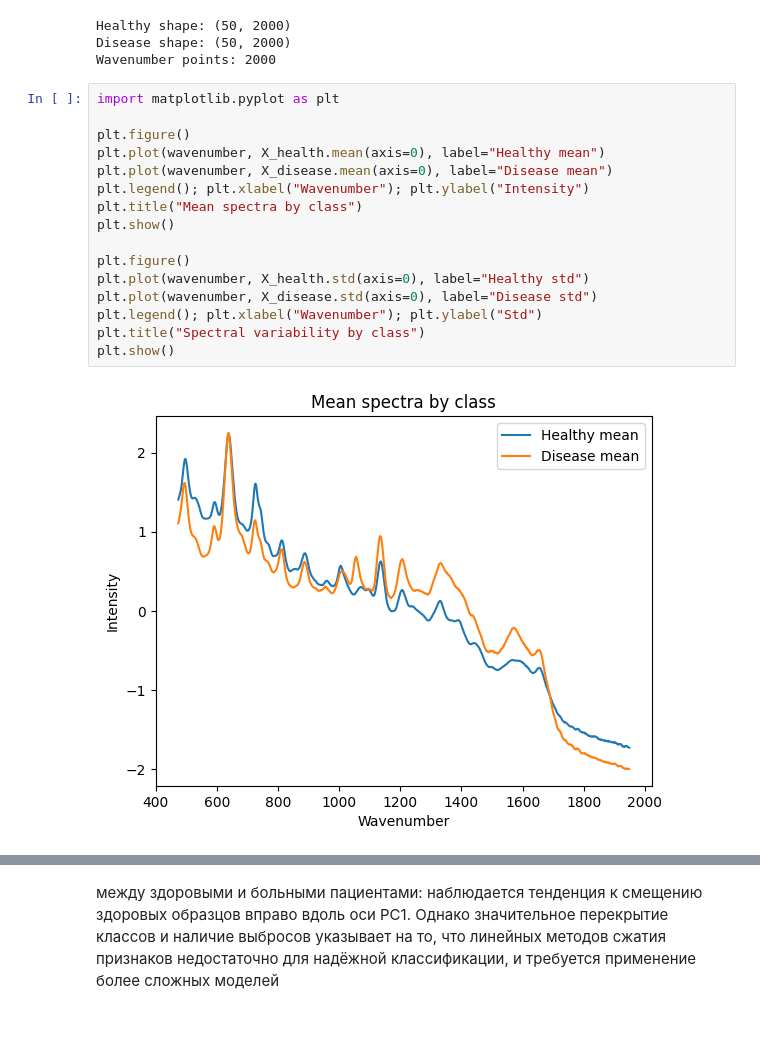
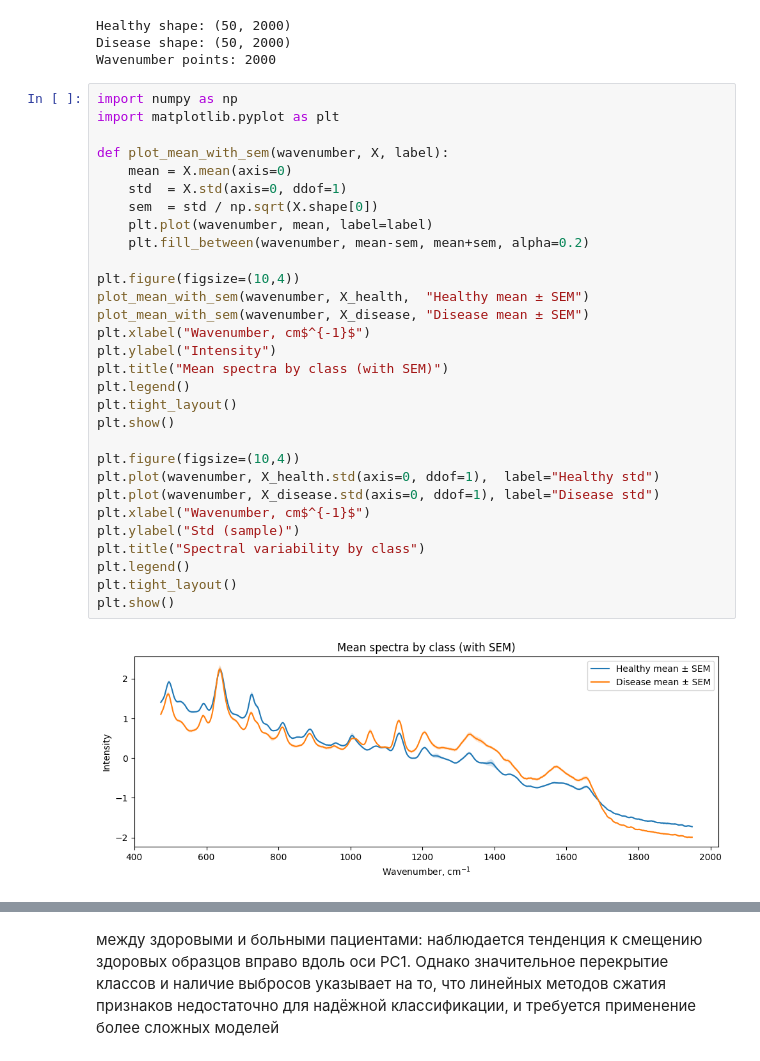
Before and after one commit to nstk24/diplomist, a Jupyter notebook: первый.ipynb, the cells around one changed output, grey strips where cells are left out. Saved outputs shown, nothing was run; the diff lists cells and outputs as text; blank space fills up the shorter version.

```diff
--- a/первый.ipynb
+++ b/первый.ipynb
@@ -28,20 +28,34 @@ Healthy shape: (50, 2000)
 Disease shape: (50, 2000)
 Wavenumber points: 2000
 # %%
+import numpy as np
 import matplotlib.pyplot as plt
 
-plt.figure()
-plt.plot(wavenumber, X_health.mean(axis=0), label="Healthy mean")
-plt.plot(wavenumber, X_disease.mean(axis=0), label="Disease mean")
-plt.legend(); plt.xlabel("Wavenumber"); plt.ylabel("Intensity")
-plt.title("Mean spectra by class")
+def plot_mean_with_sem(wavenumber, X, label):
+    mean = X.mean(axis=0)
+    std  = X.std(axis=0, ddof=1)
+    sem  = std / np.sqrt(X.shape[0])
+    plt.plot(wavenumber, mean, label=label)
+    plt.fill_between(wavenumber, mean-sem, mean+sem, alpha=0.2)
+
+plt.figure(figsize=(10,4))
+plot_mean_with_sem(wavenumber, X_health,  "Healthy mean ± SEM")
+plot_mean_with_sem(wavenumber, X_disease, "Disease mean ± SEM")
+plt.xlabel("Wavenumber, cm$^{-1}$")
+plt.ylabel("Intensity")
+plt.title("Mean spectra by class (with SEM)")
+plt.legend()
+plt.tight_layout()
 plt.show()
 
-plt.figure()
-plt.plot(wavenumber, X_health.std(axis=0), label="Healthy std")
-plt.plot(wavenumber, X_disease.std(axis=0), label="Disease std")
-plt.legend(); plt.xlabel("Wavenumber"); plt.ylabel("Std")
+plt.figure(figsize=(10,4))
+plt.plot(wavenumber, X_health.std(axis=0, ddof=1),  label="Healthy std")
+plt.plot(wavenumber, X_disease.std(axis=0, ddof=1), label="Disease std")
+plt.xlabel("Wavenumber, cm$^{-1}$")
+plt.ylabel("Std (sample)")
 plt.title("Spectral variability by class")
+plt.legend()
+plt.tight_layout()
 plt.show()
 # %% [output]
-[figure, old version]
+[figure, new version]
```
Also changed, not shown: parts of 20 cells of this notebook.
